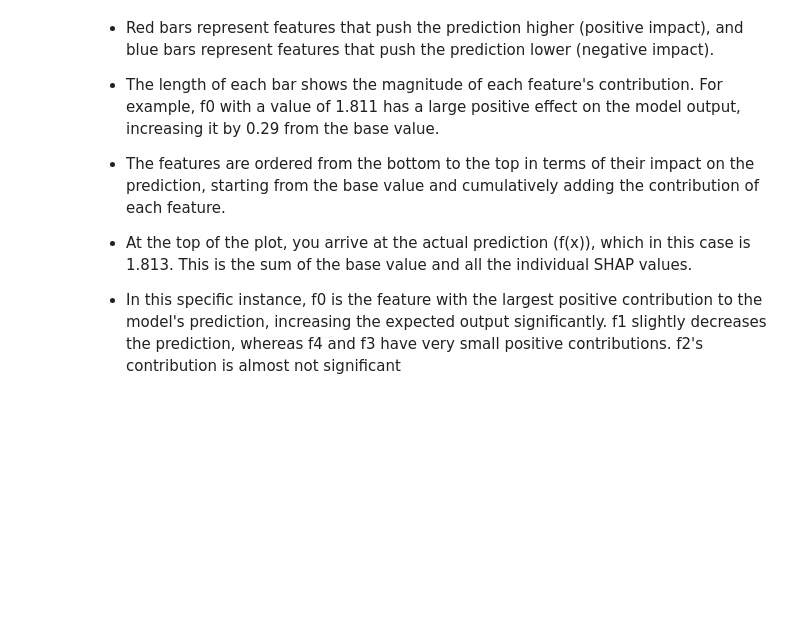
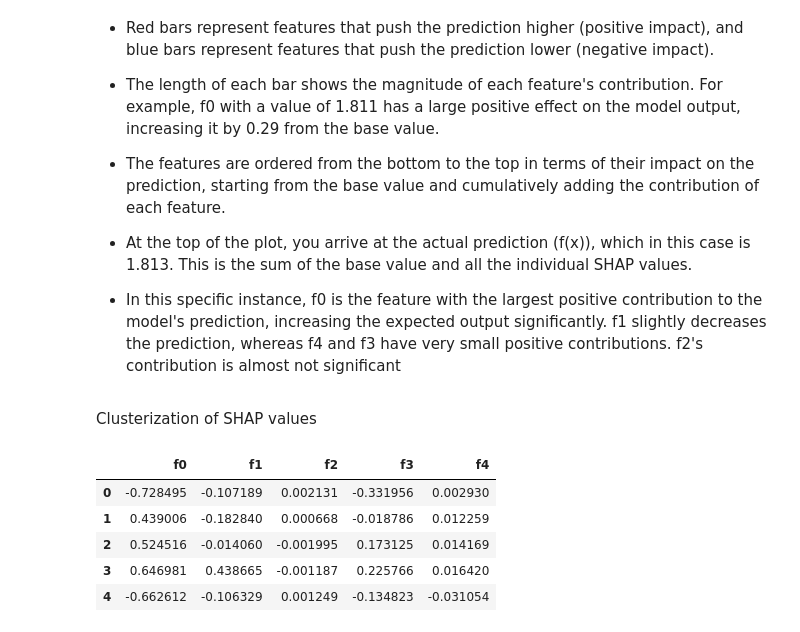
Before and after one commit to HoltechHard/XAI_Labs, a Jupyter notebook: xai_clusters_gen_lgbm.ipynb, the cells around one changed output. Saved outputs shown, nothing was run; the diff lists cells and outputs as text; code cells hidden in the pictures; blank space fills up the shorter version.

```diff
--- a/xai_clusters_gen_lgbm.ipynb
+++ b/xai_clusters_gen_lgbm.ipynb
@@ -317,3 +317,16 @@ shap.waterfall_plot(shap_values[instance_idx])
 - At the top of the plot, you arrive at the actual prediction (f(x)), which in this case is 1.813. This is the sum of the base value and all the individual SHAP values.
 
 - In this specific instance, f0 is the feature with the largest positive contribution to the model's prediction, increasing the expected output significantly. f1 slightly decreases the prediction, whereas f4 and f3 have very small positive contributions. f2's contribution is almost not significant
+# %% [markdown]
+Clusterization of SHAP values
+# %%
+# recover shap data
+shap_data = pd.read_csv("shap_values/shap_lgbm.csv")
+shap_data.head()
+# %% [output]
+|  | f0 | f1 | f2 | f3 | f4 |
+| 0 | -0.728495 | -0.107189 | 0.002131 | -0.331956 | 0.002930 |
+| 1 | 0.439006 | -0.182840 | 0.000668 | -0.018786 | 0.012259 |
+| 2 | 0.524516 | -0.014060 | -0.001995 | 0.173125 | 0.014169 |
+| 3 | 0.646981 | 0.438665 | -0.001187 | 0.225766 | 0.016420 |
+| 4 | -0.662612 | -0.106329 | 0.001249 | -0.134823 | -0.031054 |
```
Also changed, not shown: parts of 5 cells of this notebook.
